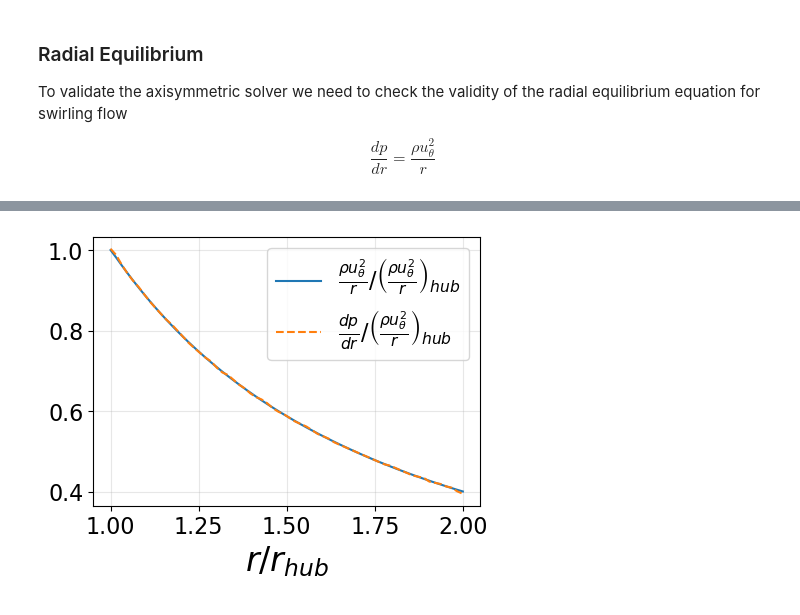
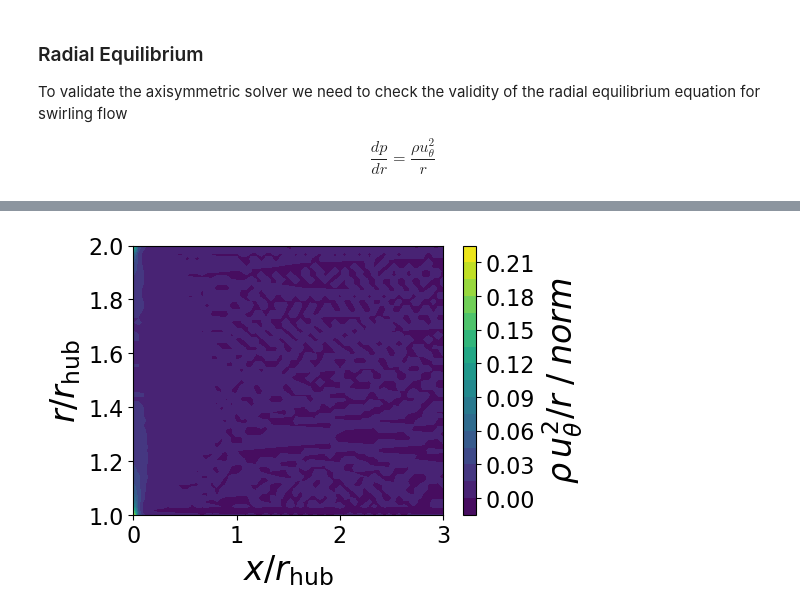
Before and after one commit to Propulsion-Power-TU-Delft/CTurboBFM, a Jupyter notebook: testcases/AxisymmetricSwirlingChannel/check_radial_equilibrium.ipynb, the cells around one changed output, grey strips where cells are left out. Saved outputs shown, nothing was run; the diff lists cells and outputs as text; code cells hidden in the pictures.

```diff
--- a/testcases/AxisymmetricSwirlingChannel/check_radial_equilibrium.ipynb
+++ b/testcases/AxisymmetricSwirlingChannel/check_radial_equilibrium.ipynb
@@ -39,16 +56,33 @@ pressure = data['Pressure'][ni-1, :, 0]
 # %%
-dpdr = np.gradient(pressure, radius, edge_order=1)
-rhs = density * (utheta**2 / radius)
+# 2d residual version
+axis    = data['x'][:, :, 0]
+r  = data['y'][0, :, 0]
+radius = data['y'][:, :, 0]
+utheta  = data['Velocity Z'][:, :, 0]
+ux      = data['Velocity X'][:, :, 0]
+density = data['Density'][:, :, 0]
+pressure= data['Pressure'][:, :, 0]
 
-norm = density[0]*utheta[0]**2/radius[0]
+dpdr = np.gradient(pressure, r, axis=1)
+rhs  = density * (utheta**2 / radius)
 
-plt.figure(figsize=(5,3.5))
-plt.plot(radius/radius.min(), rhs/norm, label=r'$\frac{\rho u_{\theta}^2}{r} / \left(\frac{\rho u_{\theta}^2}{r}\right)_{hub}$')
-plt.plot(radius/radius.min(), dpdr/norm, '--', mfc='none', label=r'$\frac{dp}{dr} / \left(\frac{\rho u_{\theta}^2}{r}\right)_{hub}$')
-plt.xlabel(r'$r/r_{hub}$')
-# plt.ylabel(r'[Pa/m]')
-plt.legend()
-plt.grid(alpha=0.3)
-plt.savefig('Pictures/radial_equilibrium_check.pdf', bbox_inches='tight')
+norm = density[0, 0] * utheta[0, 0]**2 / radius[0]
+
+fig, ax = plt.subplots(figsize=(5, 3.5))
+
+cf = ax.contourf(
+    axis   / radius.min(),   # x-axis: axial positions normalised by r_hub
+    radius / radius.min(),   # y-axis: radial positions normalised by r_hub
+    (rhs - dpdr)    / norm,
+    levels=20,
+    cmap='viridis'
+)
+
+fig.colorbar(cf, ax=ax, label=r'$\rho\, u_\theta^2 / r \;/\; norm$')
+
+ax.set_xlabel(r'$x / r_\mathrm{hub}$')
+ax.set_ylabel(r'$r / r_\mathrm{hub}$')
+
+fig.savefig('Pictures/radial_equilibrium_check2D.pdf', bbox_inches='tight')
 # %% [output]
-[figure, old version]
+[figure, new version]
```
Also changed, not shown: parts of 2 cells of this notebook, 20 other files.
